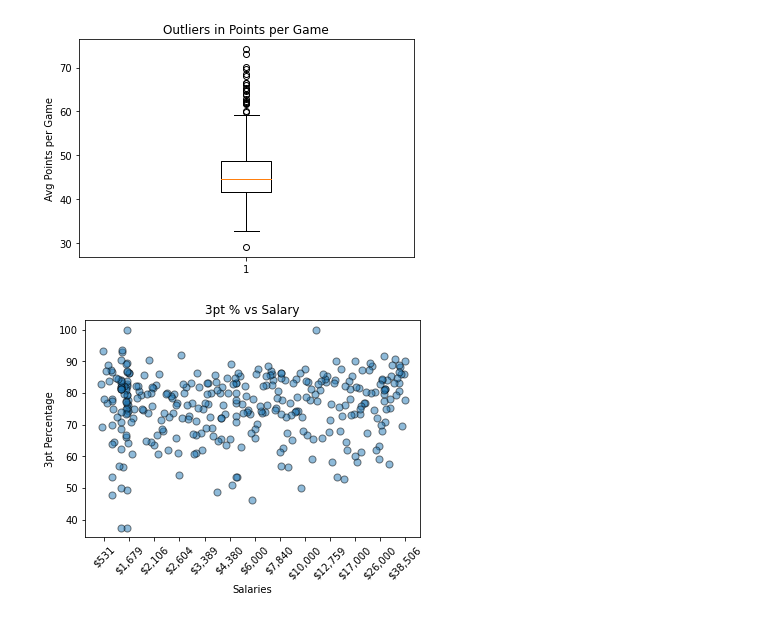
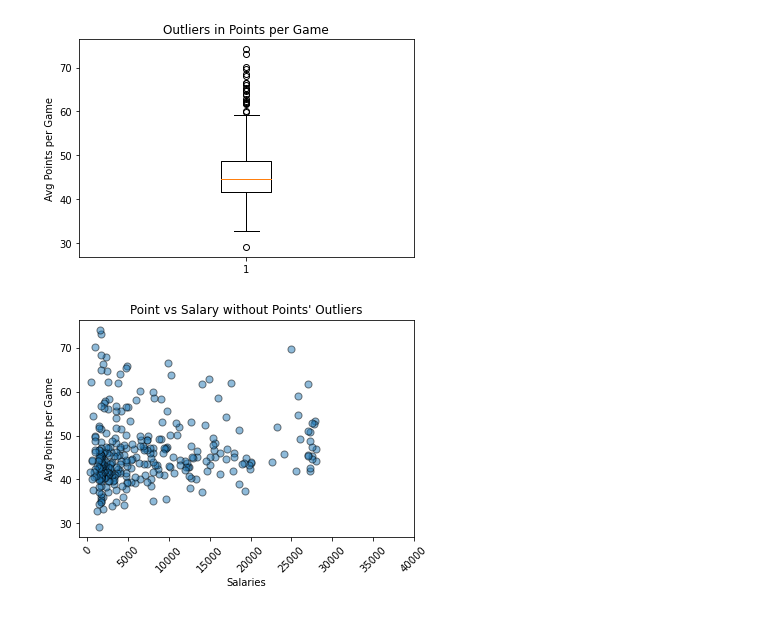
Before and after one commit to brentgarbe/Group6Repo, a Jupyter notebook: main.ipynb, the cells around one changed output. Cells and saved outputs as stored; diff of their text form; code cells hidden in the pictures.

```diff
--- a/main.ipynb
+++ b/main.ipynb
@@ -217,3 +218,10 @@ playerdf
 | 333 | Chris Silva | F | MIA | 41 | 306 | 120 | 62.32 | 0.00 | 69.39 | 21 | 18 | ... |
 | 334 | Ky Bowman | SG | GSW | 45 | 1015 | 335 | 41.74 | 30.84 | 82.93 | 131 | 10 | ... |
 335 rows × 19 columns
+# %%
+# File to Load from Jason and Antonia
+file = "Resources/cvs_for_import.csv"
+
+# Read Purchasing File and store into Pandas data frame
+playerdf = pd.read_csv(file)
+playerdf
@@ -240,7 +284,7 @@ bins = [-1,250,500,1000,2500,5000,10000,15000,20000,25000,30000,35000,50000]
 group_names = ['$0-250k','$250-500k','$500-1M','$1-2.5M',
                '$2.5-5M','$5-10M','$10-15M','$15-20M','$20-25M',
                '$25-30M','$30-35M','$35M+']
-playerdf["Salary Summary"] = pd.cut(playerdf["$ Salary"]/1000, bins, labels=group_names)
+playerdf["Salary Summary"] = pd.cut(playerdf["Salary"]/1000, bins, labels=group_names)
 sal_group = playerdf.groupby(['Salary Summary'])
 count = sal_group['Salary Summary'].count()
 print(count)
@@ -353,16 +488,23 @@ plt.show
 <function matplotlib.pyplot.show(*args, **kw)>
 [figure]
 # %%
-pt_3 = player_Salaries[0]['3P%']
+#This doesnt really show anything. It just removes the points beyond $28MM
 
-plt.scatter(sal,pt_3, marker="o",  edgecolors="black",
+#This will remove the outliers from the dataset and rechart
+no_otlr_sal = playerdf.loc[playerdf['$ Salary'] <=28000000,:]
+#no_outliers_sal = no_outliers_pts.loc[playerdf['PTS'] >=31,:]
+
+#This is plotting the data without the outliers in it
+pts_na = no_otlr_sal['PTS']
+sal_na = no_otlr_sal['$ Salary']/1000
+plt.scatter(sal_na,pts_na, marker="o",  edgecolors="black",
             s=50, alpha=0.5, cmap="plasma")
 plt.xlabel("Salaries")
-plt.ylabel("3pt Percentage")
-plt.xticks(np.arange(0, 255, 20))
+plt.ylabel("Avg Points per Game")
+plt.xticks(np.arange(0, 40001, 5000))
 plt.tick_params(axis ='x', rotation = 45)
-plt.gca().invert_xaxis()
-plt.title("3pt % vs Salary")
+#plt.gca().invert_xaxis()
+plt.title("Point vs Salary without Points' Outliers")
 plt.show()
 # %% [output]
-[figure, old version]
+[figure, new version]
```
Also changed, not shown: parts of 20 cells of this notebook, 2 other files.
